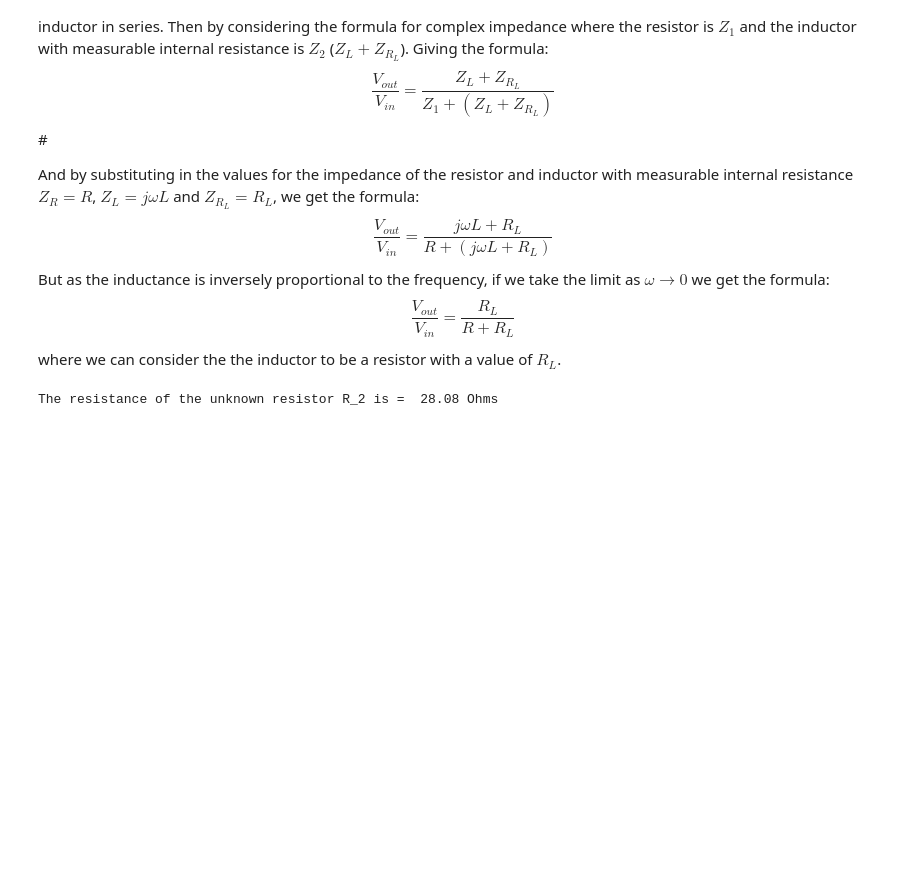
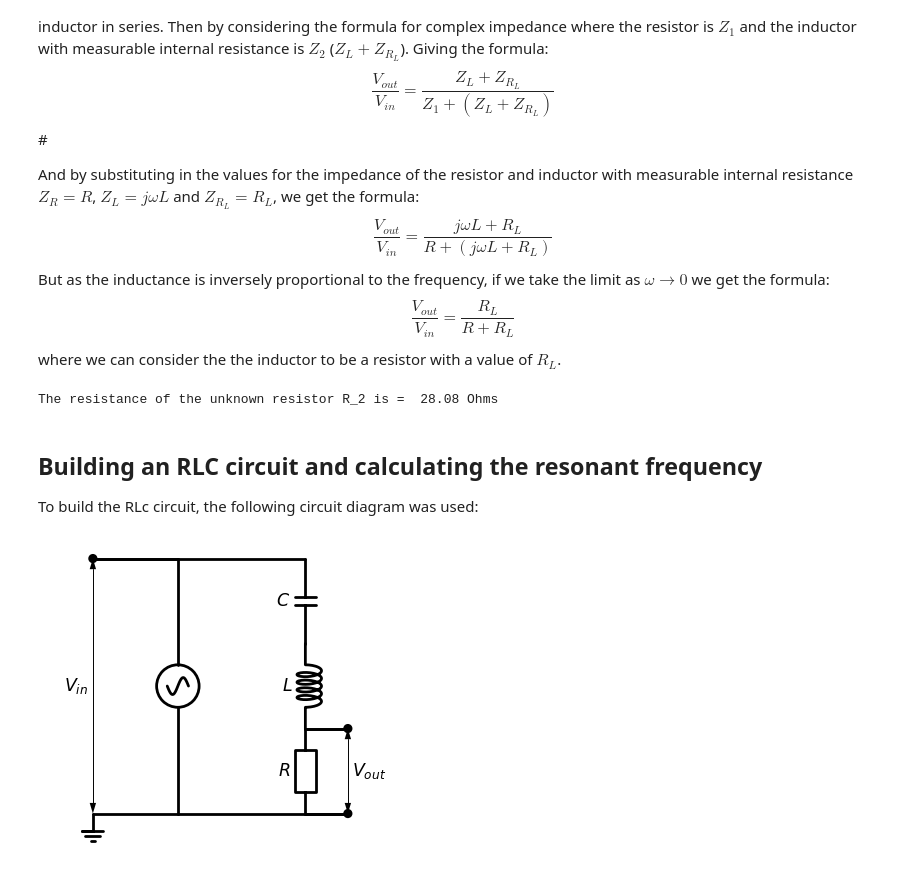
Before and after one commit to lewismcnish/Physics, a Jupyter notebook: Labs/BlackBox/Black_box.ipynb, the cells around one changed output. Cells and saved outputs as stored; diff of their text form; code cells hidden in the pictures; blank space fills up the shorter version.

Commit message:
done circuit diagram for RLC

```diff
--- a/Labs/BlackBox/Black_box.ipynb
+++ b/Labs/BlackBox/Black_box.ipynb
@@ -219,3 +219,32 @@ Vout = 5.67 #Volts
 print(f'The resistance of the unknown resistor R_2 is =  {r_2(r1, Vin, Vout):4.4g} Ohms')
 # %% [output]
 The resistance of the unknown resistor R_2 is =  28.08 Ohms
+# %% [markdown]
+## Building an RLC circuit and calculating the resonant frequency
+
+To build the RLc circuit, the following circuit diagram was used:
+# %%
+#Drawing a circuit diagram for a potential divider with 2 resistors using the schemdraw library
+elm.style(elm.STYLE_IEC)
+with schem.Drawing(backend = 'Matplotlib') as d:
+    d += elm.SourceSin().up().length(6)
+    d += elm.Line().left().length(2)
+    d += elm.Dot()
+    d += elm.Arrow(double = True).linewidth(0.7).down().hold().label(r'$V_{in}$', loc='top').length(6)
+    d += elm.Line().right().length(2)
+    d += elm.Line().right()
+    d += elm.Capacitor().down().label(r'$C$', loc='top').length(2)
+    d += elm.Inductor2().down().label(r'$L$', loc='top').length(2)
+    d += elm.Line().right().length(1)
+    d += elm.Dot()
+    d += elm.Line().left().length(1)
+    d += elm.Resistor().down().label(r'$R$', loc='top').length(2)
+    d += elm.Line().right().length(1)
+    d += elm.Dot()
+    d += elm.Arrow(double = True).linewidth(0.7).up().hold().label(r'$V_{out}$', loc='bottom').length(2)
+    d += elm.Line().left().length(1)
+    d += elm.Line().left()
+    d += elm.Line().left().length(2)
+    d += elm.Ground()
+# %% [output]
+[figure, added]
```
